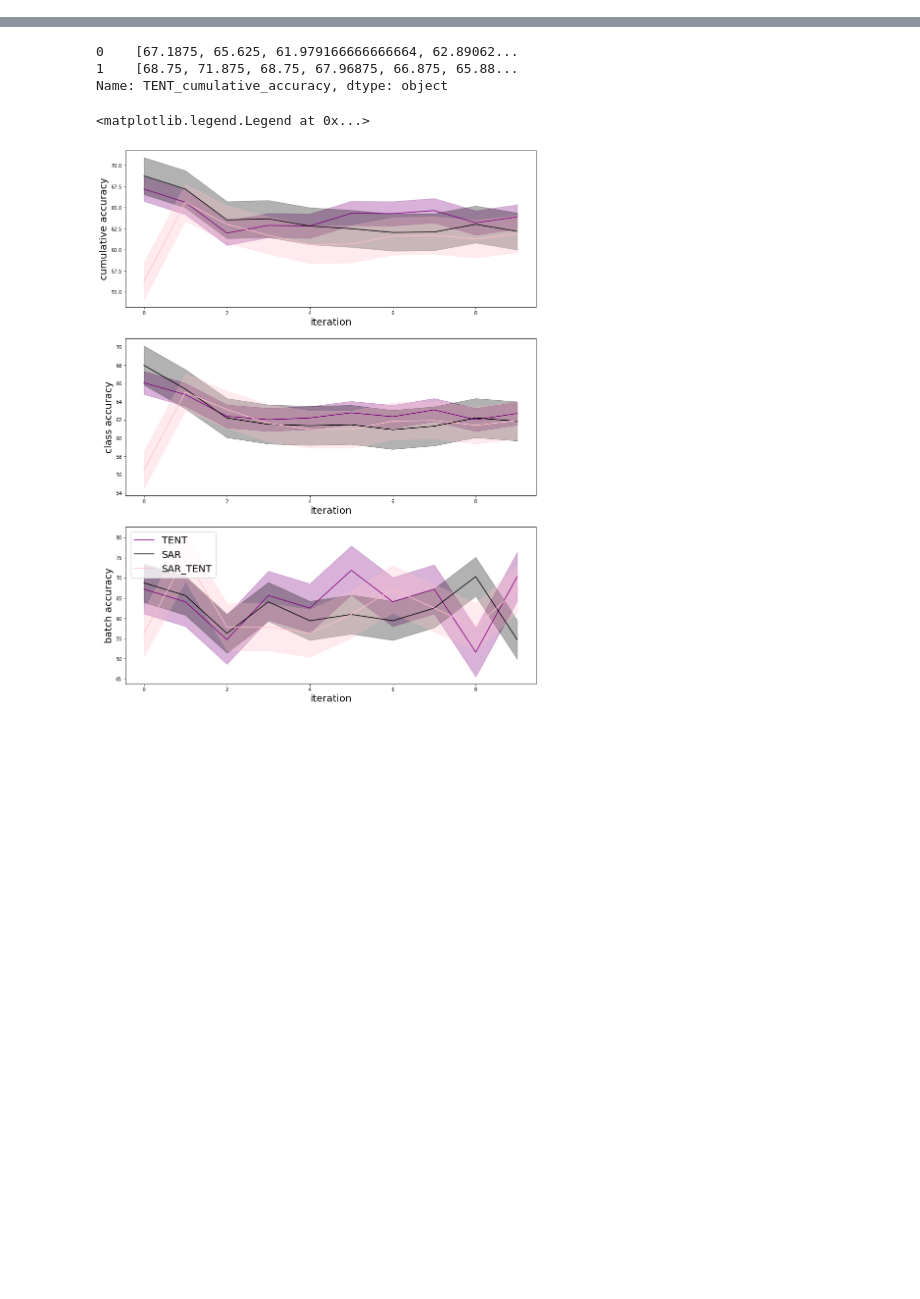
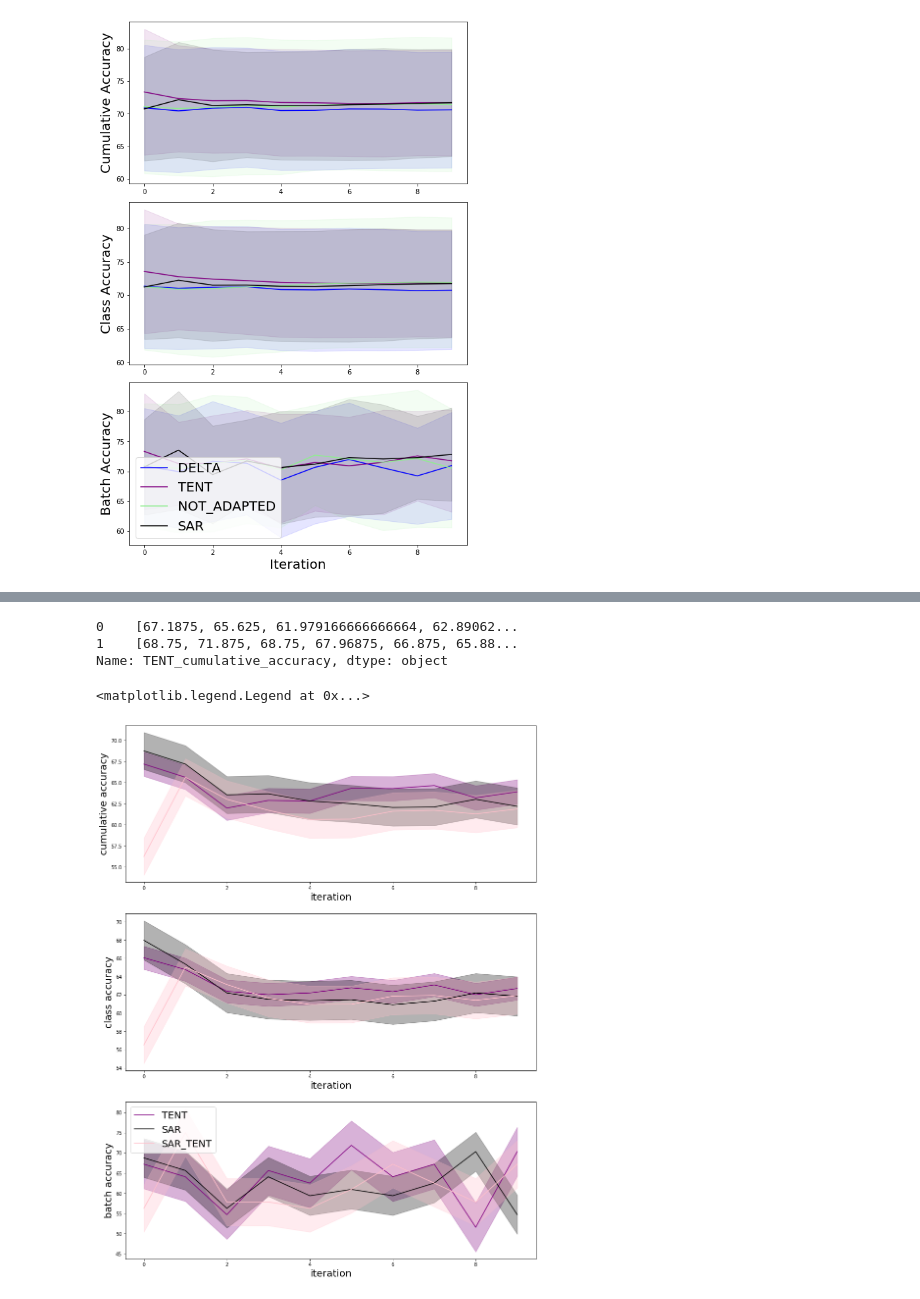
Before and after one commit to HaileyTQuach/Test-time-Adaptation-in-CPATH, a Jupyter notebook: analyze_results.ipynb, the cells around one changed output, grey strips where cells are left out. Drawn from its saved outputs; the diff is of its cells as text; code cells hidden in the pictures; blank space fills up the shorter version.

```diff
--- a/analyze_results.ipynb
+++ b/analyze_results.ipynb
@@ -70,36 +56,29 @@ colors={"DELTA":"blue","LAME":"red","TENT":"purple","NOT_ADAPTED":"lightgreen","
+# %%
+folder_to_analyze="TTA_on_corrupted/02_training_native/modelep7/"
+dfs=[]
+for filename in os.listdir(folder_to_analyze):
+    if filename.endswith("json"):
+        df =read_json_to_pd(folder_to_analyze+filename)
+        dfs.append(df)
+all_res=pd.concat(dfs)
+all_res_aggregated=aggregate_batches(all_res.groupby(["artifact","model"]).mean(),10).reset_index(1)
 # %%
-# fig,axes=plt.subplots(3,1,figsize=(15,20))
-# for i,metric in enumerate(["cumulative","class","batch"]):
-#     for method in methods:
+fig,axes=plt.subplots(3,1,figsize=(8,12))
+for i,metric in enumerate(["cumulative","class","batch"]):
+    for method in methods:
 
-#         avg_p=all_res_mean[all_res_mean.model=="#!/bin/bash
-#SBATCH --job-name=cpath
-#SBATCH --output=out_cpath_%a.txt
-#SBATCH --error=err_cpath_%a.txt
-#SBATCH --ntasks=1
-#SBATCH --mem=24Gb
-#SBATCH --gres=gpu:rtx8000:1
-#SBATCH --partition=long
-#SBATCH --time=01:00:00
-#SBATCH --array=0-9
+        avg_p=all_res_aggregated[f"{method}_{metric}_accuracy"].values.mean()
+        std_p=all_res_aggregated[f"{method}_{metric}_accuracy"].values.std()
+        axes[i].plot(avg_p,color=colors[method],label=method)
+        axes[i].fill_between(list(range(10)),avg_p-std_p,avg_p+std_p,alpha=0.1,color=colors[method])
+        axes[i].set_ylabel(metric.title()+" Accuracy",fontsize=20)
 
-module load anaconda/3
-source /home/mila/p/paria.mehrbod/.bashrc
-conda activate pathology
-
-corruptions=("00_original" "01_focus" "02_jpeg" "04_rotation" "05_flip" "08_bright" "09_contrast" "10_dark_spots" "12_squamous" "13_fat")
-
-corruption=${corruptions[$SLURM_ARRAY_TASK_ID]}
-
-python 3_Validation_TTA.py --artifact $corruption --cor_path "01_case_western_native/" --model_name "TvN_350_SN_D256_Initial_Ep7_fullmodel.pth".pth"][f"{method}_{metric}_accuracy"][1]
-#         std_p=all_res_std[all_res_std.model=="TvN_350_SN_D256_v2_Ep1_fullmodel.pth"][f"{method}_{metric}_accuracy"][1]
-#         axes[i].plot(avg_p,color=colors[method],label=method)
-#         axes[i].fill_between(list(range(10)),avg_p-std_p,avg_p+std_p,alpha=0.3,color=colors[method])
-#         axes[i].set_ylabel(metric+" accuracy",fontsize=20)
-
-#     axes[i].set_xlabel("iteration",fontsize=20)
-# plt.legend(fontsize=20)
-# # plt.savefig("model1.png",dpi=300)
+axes[i].set_xlabel("Iteration",fontsize=20)
+plt.legend(fontsize=20,loc="lower left")
+plt.tight_layout()
+# plt.savefig("model1_all.png",dpi=300)
+# %% [output]
+[figure, added]
 # %%
 fig,axes=plt.subplots(3,1,figsize=(8,12))
 for i,metric in enumerate(["cumulative","class","batch"]):
```
Also changed, not shown: parts of 16 cells of this notebook, 15 other files.
